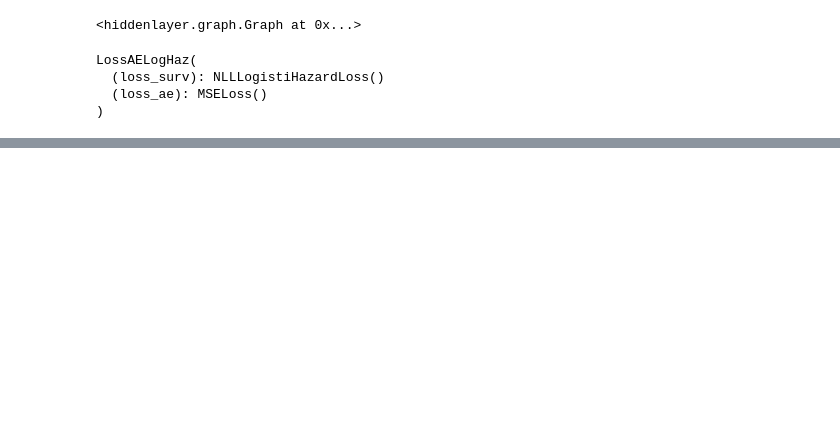
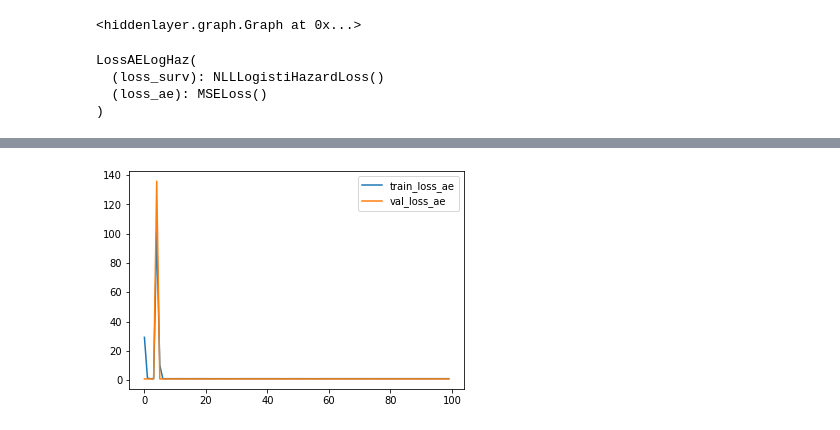
Before and after one commit to chunjie-sam-liu/Deeplatelet, a Jupyter notebook: analysis/09_AEPFS.ipynb, the cells around one changed output, grey strips where cells are left out. Cells and saved outputs as stored; diff of their text form; code cells hidden in the pictures; blank space fills up the shorter version.

```diff
--- a/analysis/09_AEPFS.ipynb
+++ b/analysis/09_AEPFS.ipynb
@@ -259,0 +303,4 @@ res = model.log.to_pandas()
+# %%
+_ = res[['train_loss_ae', 'val_loss_ae']].plot()
+# %% [output]
+[figure, added]
```
Also changed, not shown: parts of 26 cells of this notebook.
